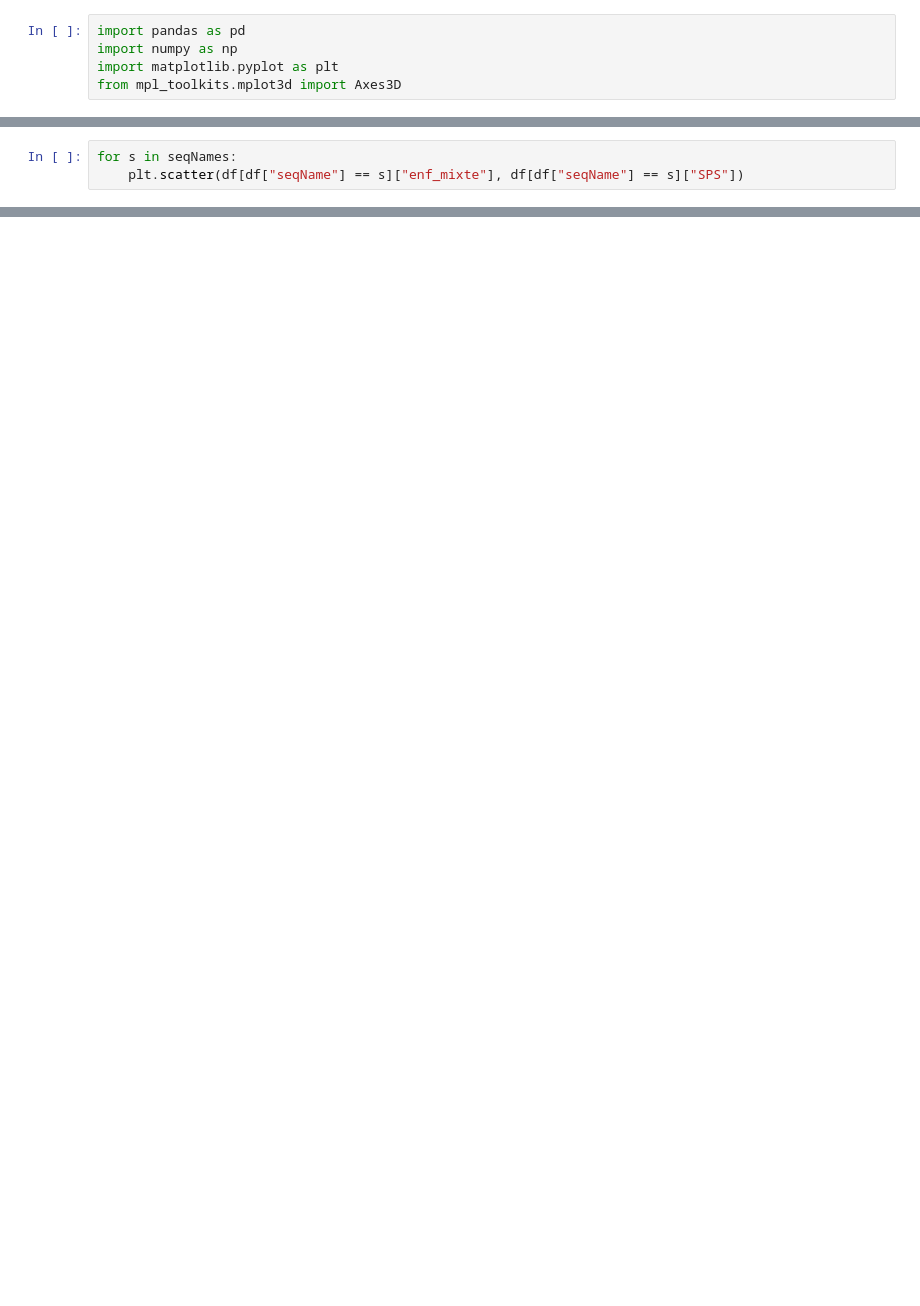
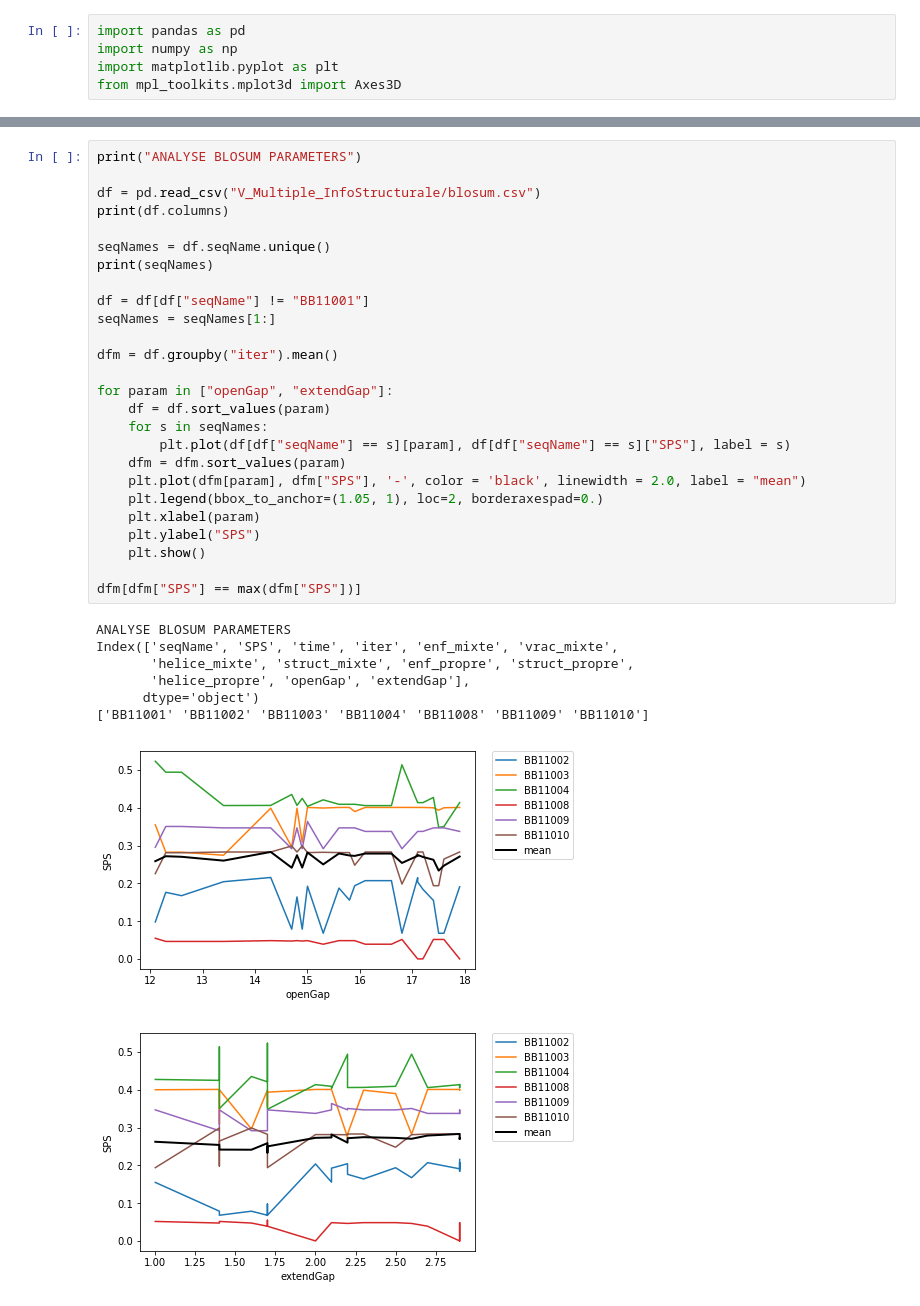
Before and after one commit to mfouda/BIOINF588, a Jupyter notebook: alignements_structuraux/new log analyser.ipynb, the cells around one changed output, grey strips where cells are left out. Cells and saved outputs as stored; diff of their text form; blank space fills up the shorter version.

```diff
--- a/alignements_structuraux/new log analyser.ipynb
+++ b/alignements_structuraux/new log analyser.ipynb
@@ -23,3 +5,0 @@ seqNames = seqNames[1:]
-# %%
-for s in seqNames:
-    plt.scatter(df[df["seqName"] == s]["enf_mixte"], df[df["seqName"] == s]["SPS"])
@@ -58,0 +12,35 @@ dfm
+# %%
+print("ANALYSE BLOSUM PARAMETERS")
+
+df = pd.read_csv("V_Multiple_InfoStructurale/blosum.csv")
+print(df.columns)
+
+seqNames = df.seqName.unique()
+print(seqNames)
+
+df = df[df["seqName"] != "BB11001"]
+seqNames = seqNames[1:]
+
+dfm = df.groupby("iter").mean()
+
+for param in ["openGap", "extendGap"]:
+    df = df.sort_values(param)
+    for s in seqNames:
+        plt.plot(df[df["seqName"] == s][param], df[df["seqName"] == s]["SPS"], label = s)
+    dfm = dfm.sort_values(param)
+    plt.plot(dfm[param], dfm["SPS"], '-', color = 'black', linewidth = 2.0, label = "mean")
+    plt.legend(bbox_to_anchor=(1.05, 1), loc=2, borderaxespad=0.)
+    plt.xlabel(param)
+    plt.ylabel("SPS")
+    plt.show()
+
+dfm[dfm["SPS"] == max(dfm["SPS"])]
+# %% [output]
+ANALYSE BLOSUM PARAMETERS
+Index(['seqName', 'SPS', 'time', 'iter', 'enf_mixte', 'vrac_mixte',
+       'helice_mixte', 'struct_mixte', 'enf_propre', 'struct_propre',
+       'helice_propre', 'openGap', 'extendGap'],
+      dtype='object')
+['BB11001' 'BB11002' 'BB11003' 'BB11004' 'BB11008' 'BB11009' 'BB11010']
+[figure, added]
+[figure, added]
```
Also changed, not shown: parts of 12 cells of this notebook, 6 other files.
